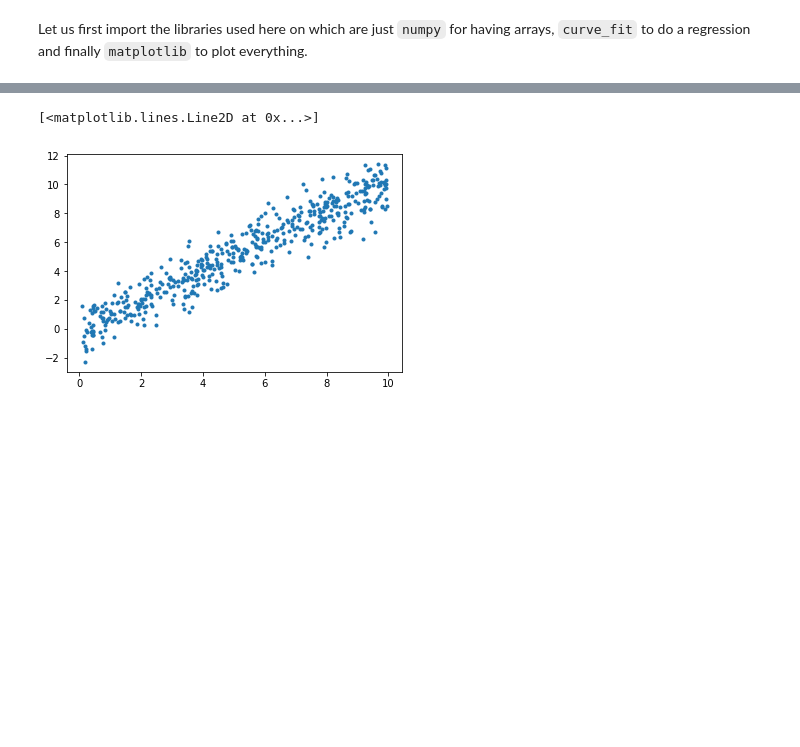
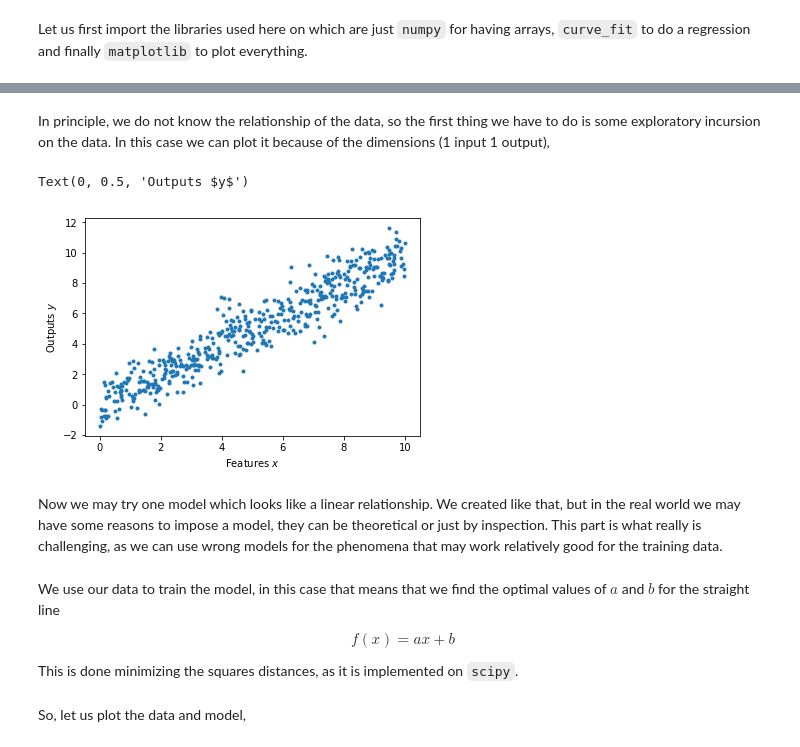
Before and after one commit to acsevillam/LearningML, a Jupyter notebook: Supervised vs Unsupervised Learning - Example.ipynb, the cells around one changed output, grey strips where cells are left out. Saved outputs shown, nothing was run; the diff lists cells and outputs as text; code cells hidden in the pictures; blank space fills up the shorter version.

```diff
--- a/Supervised vs Unsupervised Learning - Example.ipynb
+++ b/Supervised vs Unsupervised Learning - Example.ipynb
@@ -40,16 +50,32 @@ and let us consider another set of data $\mathbf{x}_2$ for which we do not know
 # %%
 x=10*np.random.random(500)
 y=x+np.random.normal(0,1,500)
+# %% [markdown]
+In principle, we do not know the relationship of the data, so the first thing we have to do is some exploratory incursion on the data. In this case we can plot it because of the dimensions (1 input 1 output),
 # %%
 plt.plot(x,y,'.')
+plt.xlabel("Features $x$")
+plt.ylabel("Outputs $y$")
 # %% [output]
-[<matplotlib.lines.Line2D at 0x...>]
+Text(0, 0.5, 'Outputs $y$')
-[figure, old version]
+[figure, new version]
+# %% [markdown]
+Now we may try one model which looks like a linear relationship. We created like that, but in the real world we may have some reasons to impose a model, they can be theoretical or just by inspection. This part is what really is challenging, as we can use wrong models for the phenomena that may work relatively good for the training data.
 # %%
 def f(x,a,b):
     return a*x+b
+# %% [markdown]
+We use our data to train the model, in this case that means that we find the optimal values of $a$ and $b$ for the straight line
+
+$$
+f(x)=ax+b
+$$
+
+This is done minimizing the squares distances, as it is implemented on `scipy`.
 # %%
 popt,pcov=curve_fit(f,x,y)
+# %% [markdown]
+So, let us plot the data and model,
 # %%
 x_plot=np.linspace(0,10,1000)
 plt.plot(x,y,'.')
```
Also changed, not shown: parts of 11 cells of this notebook.
